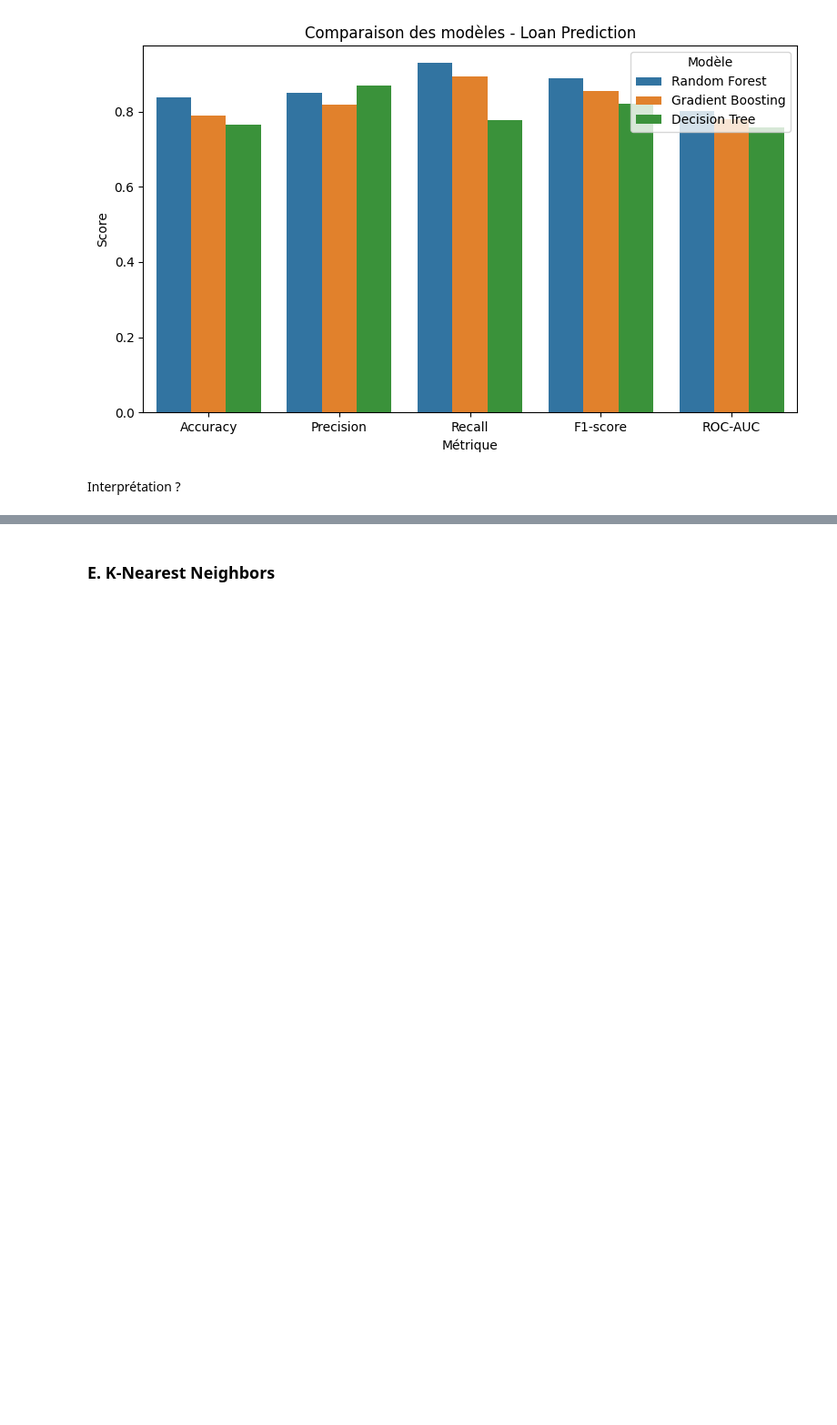
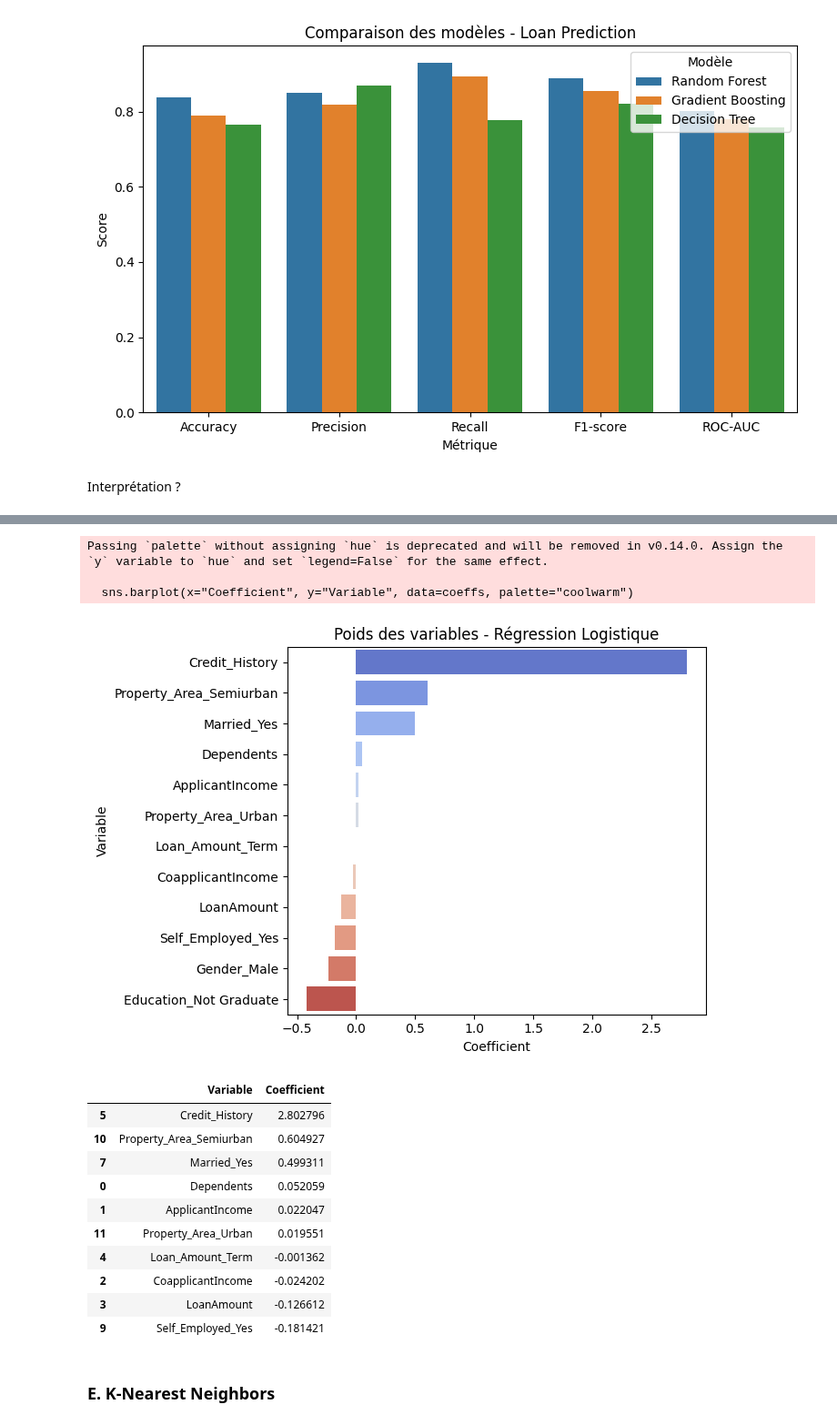
Before and after one commit to ach224/Prediction_eligibilite_pret_bancaire, a Jupyter notebook: Modelisation_Aicha.ipynb, the cells around one changed output, grey strips where cells are left out. Shown at 91% size. Saved outputs shown, nothing was run; the diff lists cells and outputs as text; code cells hidden in the pictures; blank space fills up the shorter version.

```diff
--- a/Modelisation_Aicha.ipynb
+++ b/Modelisation_Aicha.ipynb
@@ -462,0 +490,32 @@ Interprétation ?
+# %%
+from sklearn.linear_model import LogisticRegression
+from sklearn.metrics import (
+    accuracy_score, precision_score, recall_score, f1_score, roc_auc_score,
+    confusion_matrix, RocCurveDisplay
+)
+
+# ====== 1) Création du modèle ======
+log_reg = LogisticRegression(
+    penalty='l2',          # régularisation Ridge
+    solver='liblinear',    # robuste pour petits jeux de données
+    class_weight='balanced', # corrige le déséquilibre des classes
+    max_iter=1000,
+    random_state=42
+)
+
+# ====== 2) Entraînement ======
+log_reg.fit(X_train_scaled, y_train)
+
+# ====== 3) Prédictions ======
+y_pred = log_reg.predict(X_test_scaled)
+y_proba = log_reg.predict_proba(X_test_scaled)[:, 1]
+
+# ====== 4) Évaluation ======
+metrics = {
+    "Accuracy":  accuracy_score(y_test, y_pred),
+    "Precision": precision_score(y_test, y_pred),
+    "Recall":    recall_score(y_test, y_pred),
+    "F1-score":  f1_score(y_test, y_pred),
+    "ROC-AUC":   roc_auc_score(y_test, y_proba)
+}
+pd.DataFrame([metrics])
@@ -463,3 +546,31 @@ Interprétation ?
+# %%
+coeffs = pd.DataFrame({
+    "Variable": X_train_scaled.columns,
+    "Coefficient": log_reg.coef_[0]
+}).sort_values(by="Coefficient", ascending=False)
+
+plt.figure(figsize=(7,5))
+sns.barplot(x="Coefficient", y="Variable", data=coeffs, palette="coolwarm")
+plt.title("Poids des variables - Régression Logistique")
+plt.tight_layout(); plt.show()
+
+coeffs.head(10)
+# %% [output]
+Passing `palette` without assigning `hue` is deprecated and will be removed in v0.14.0. Assign the `y` variable to `hue` and set `legend=False` for the same effect.
+
+  sns.barplot(x="Coefficient", y="Variable", data=coeffs, palette="coolwarm")
+[figure, added]
+|  | Variable | Coefficient |
+| 5 | Credit_History | 2.802796 |
+| 10 | Property_Area_Semiurban | 0.604927 |
+| 7 | Married_Yes | 0.499311 |
+| 0 | Dependents | 0.052059 |
+| 1 | ApplicantIncome | 0.022047 |
+| 11 | Property_Area_Urban | 0.019551 |
+| 4 | Loan_Amount_Term | -0.001362 |
+| 2 | CoapplicantIncome | -0.024202 |
+| 3 | LoanAmount | -0.126612 |
+| 9 | Self_Employed_Yes | -0.181421 |
 # %% [markdown]
 ### E. K-Nearest Neighbors
 # %% [markdown]
```
Also changed, not shown: parts of 5 cells of this notebook.
